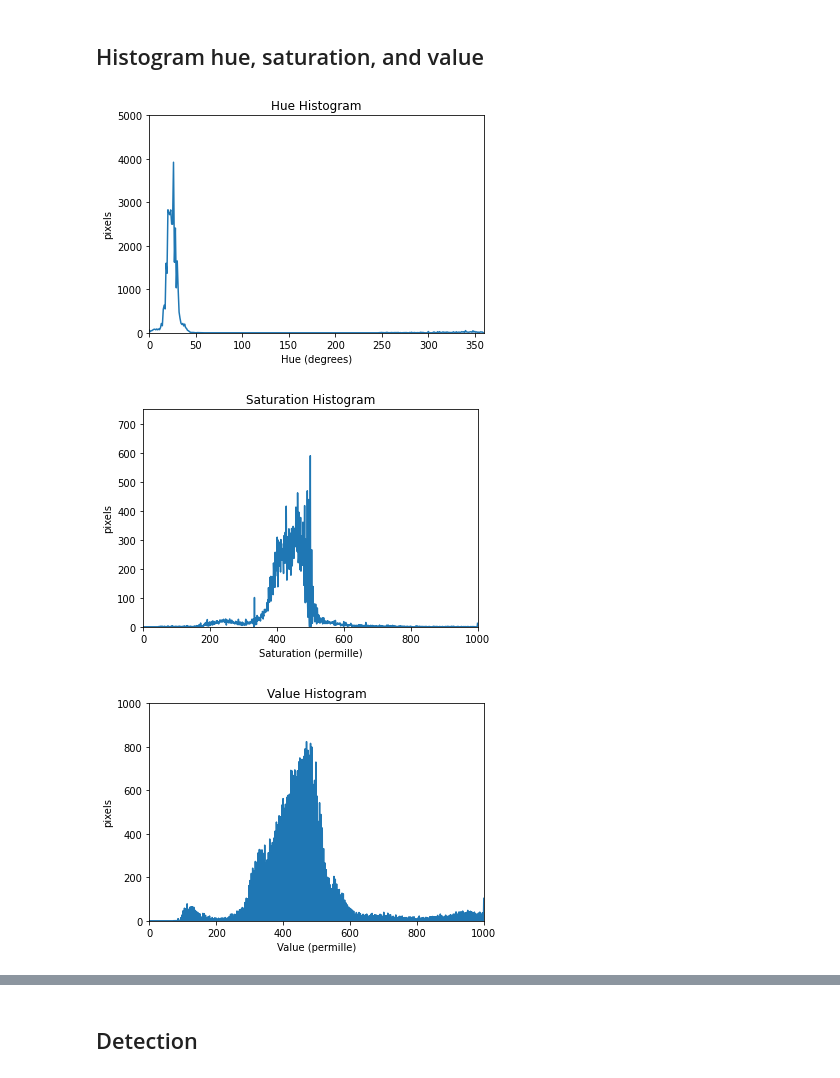
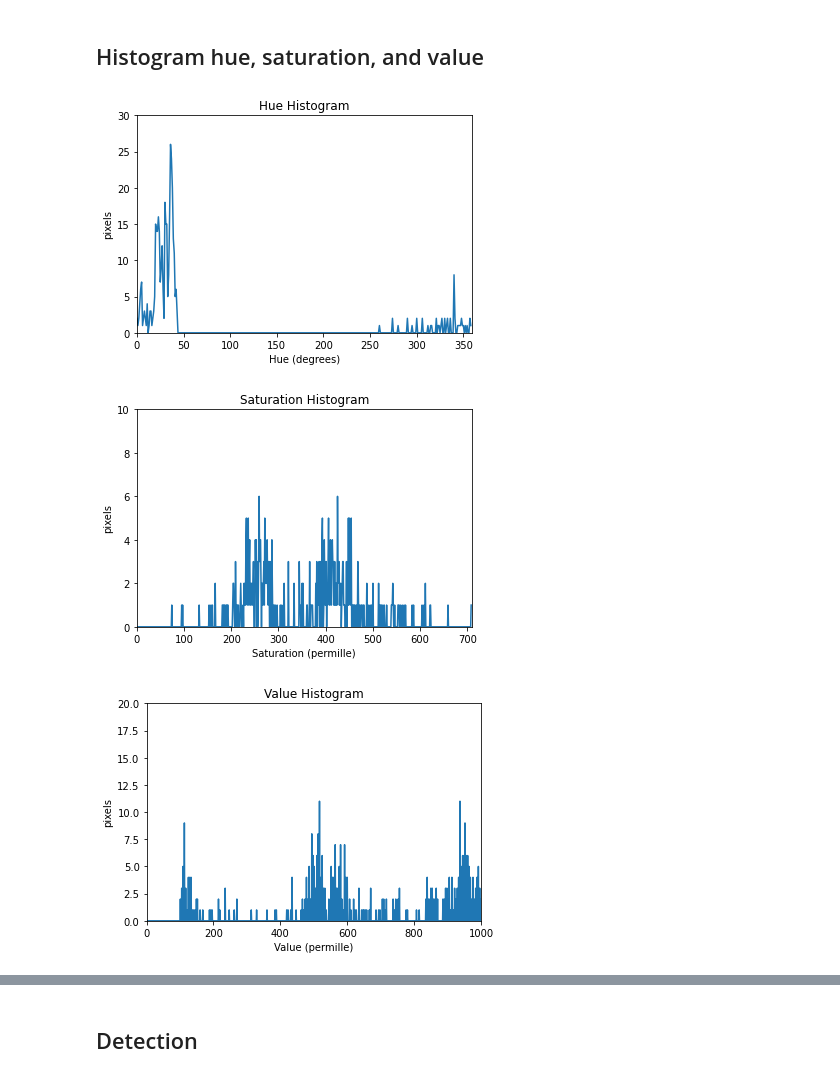
Before and after one commit to Beepbloop/lane_detection, a Jupyter notebook: EntireProcess.ipynb, the cells around one changed output, grey strips where cells are left out. Drawn from its saved outputs; the diff is of its cells as text; code cells hidden in the pictures.

Commit message:
Change HSV histograms to only use pixels on the lines and in the uncropped region

```diff
--- a/EntireProcess.ipynb
+++ b/EntireProcess.ipynb
@@ -544,12 +544,15 @@ plt.show()
 # %% [markdown]
 ## Histogram hue, saturation, and value
 # %%
-#use only the cropped section
+#use only the pixels that are both in the cropped section and on the lines
 croppedHue = []
-for x, row in enumerate(colorMask):
-        for y, col in enumerate(row):
-            if colorMask[x][y][0] == 255:
-                croppedHue.append(hueImg[x][y])
+for y in range(rows):
+    for x in range(cols):
+        if (colorMask[y][x][0] != 0): #unmasked region
+            yLine1 = int(neg_m * x + neg_b) #find lane line y value corresponding to the x value for the left lane line
+            yLine2 = int(pos_m * x + pos_b) #find lane line y value corresponding to the x value for the right lane line
+            if ((y == yLine1) or (y == yLine2)): #pixel on line
+                    croppedHue.append(hueImg[y][x])
 croppedHue = np.array(croppedHue)
 
 maxHueValue = int(np.amax(croppedHue)) + 1
@@ -561,55 +564,61 @@ plt.title("Hue Histogram")
 plt.xlabel("Hue (degrees)")
 plt.ylabel("pixels")
 plt.xlim([0, maxHueValue])
-plt.ylim([0, 5000]) # must be changed manually after generating once for better visual analysis
+plt.ylim([0, 30]) # must be changed manually after generating once for better visual analysis
 
 plt.plot(hueBinEdges[0:-1], hueHistogram)  # <- or here
 plt.show()
 
 #use only the cropped section
 croppedSat = []
-for x, row in enumerate(colorMask):
-        for y, col in enumerate(row):
-            if colorMask[x][y][0] == 255:
-                croppedSat.append(satImg[x][y])
+for y in range(rows):
+    for x in range(cols):
+        if (colorMask[y][x][0] != 0): #unmasked region
+            yLine1 = int(neg_m * x + neg_b) #find lane line y value corresponding to the x value for the left lane line
+            yLine2 = int(pos_m * x + pos_b) #find lane line y value corresponding to the x value for the right lane line
+            if ((y == yLine1) or (y == yLine2)): #pixel on line
+                croppedSat.append(satImg[y][x])
 croppedSat = np.array(croppedSat)
 
 maxSatValue = int(np.amax(croppedSat)) + 1
 
 satHistogram, satBinEdges = np.histogram(croppedSat, bins=maxSatValue, range=(0,maxSatValue))
 # configure and draw the histogram figure
 plt.figure()
 plt.title("Saturation Histogram")
 plt.xlabel("Saturation (permille)")
 plt.ylabel("pixels")
 plt.xlim([0, maxSatValue])
-plt.ylim([0, 750]) # must be changed manually after generating once for better visual analysis
+plt.ylim([0, 10]) # must be changed manually after generating once for better visual analysis
 
 plt.plot(satBinEdges[0:-1], satHistogram)  # <- or here
 plt.show()
 
 #use only the cropped section
 croppedVal = []
-for x, row in enumerate(colorMask):
-        for y, col in enumerate(row):
-            if colorMask[x][y][0] == 255:
-                croppedVal.append(valImg[x][y])
+for y in range(rows):
+    for x in range(cols):
+        if (colorMask[y][x][0] != 0): #unmasked region
+            yLine1 = int(neg_m * x + neg_b) #find lane line y value corresponding to the x value for the left lane line
+            yLine2 = int(pos_m * x + pos_b) #find lane line y value corresponding to the x value for the right lane line
+            if ((y == yLine1) or (y == yLine2)): #pixel on line
+                croppedVal.append(valImg[y][x])
 croppedVal = np.array(croppedVal)
 
 maxValValue = int(np.amax(croppedVal)) + 1
 
 valHistogram, valBinEdges = np.histogram(croppedVal, bins=maxValValue, range=(0,maxValValue))
 # configure and draw the histogram figure
 plt.figure()
 plt.title("Value Histogram")
 plt.xlabel("Value (permille)")
 plt.ylabel("pixels")
 plt.xlim([0, maxValValue])
-plt.ylim([0, 1000]) # must be changed manually after generating once for better visual analysis
+plt.ylim([0, 20]) # must be changed manually after generating once for better visual analysis
 
 plt.plot(valBinEdges[0:-1], valHistogram)  # <- or here
 plt.show()
 # %% [output]
-[figure, old version]
+[figure, new version]
-[figure, old version]
+[figure, new version]
-[figure, old version]
+[figure, new version]
```
Also changed, not shown: parts of 3 cells of this notebook.
